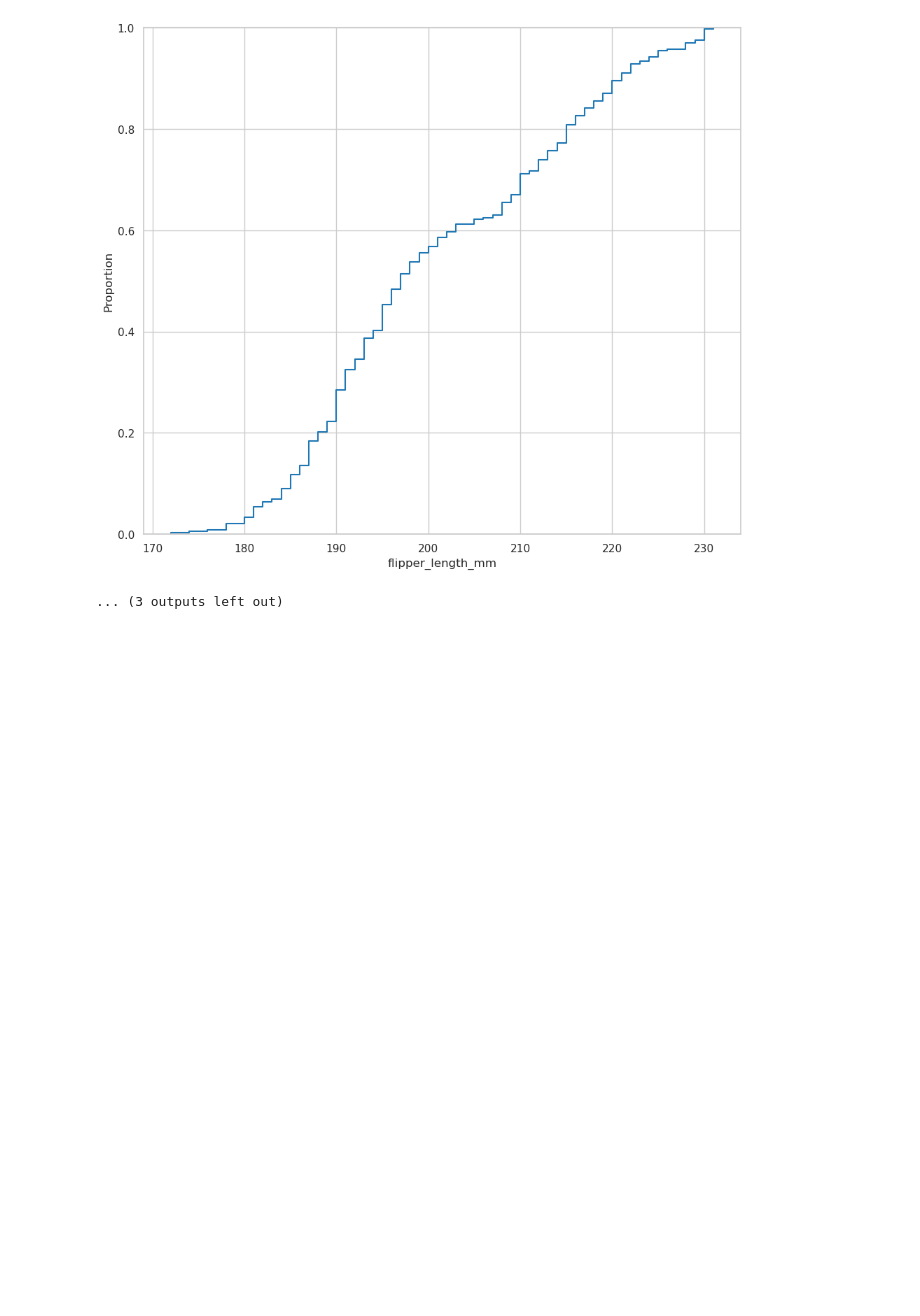
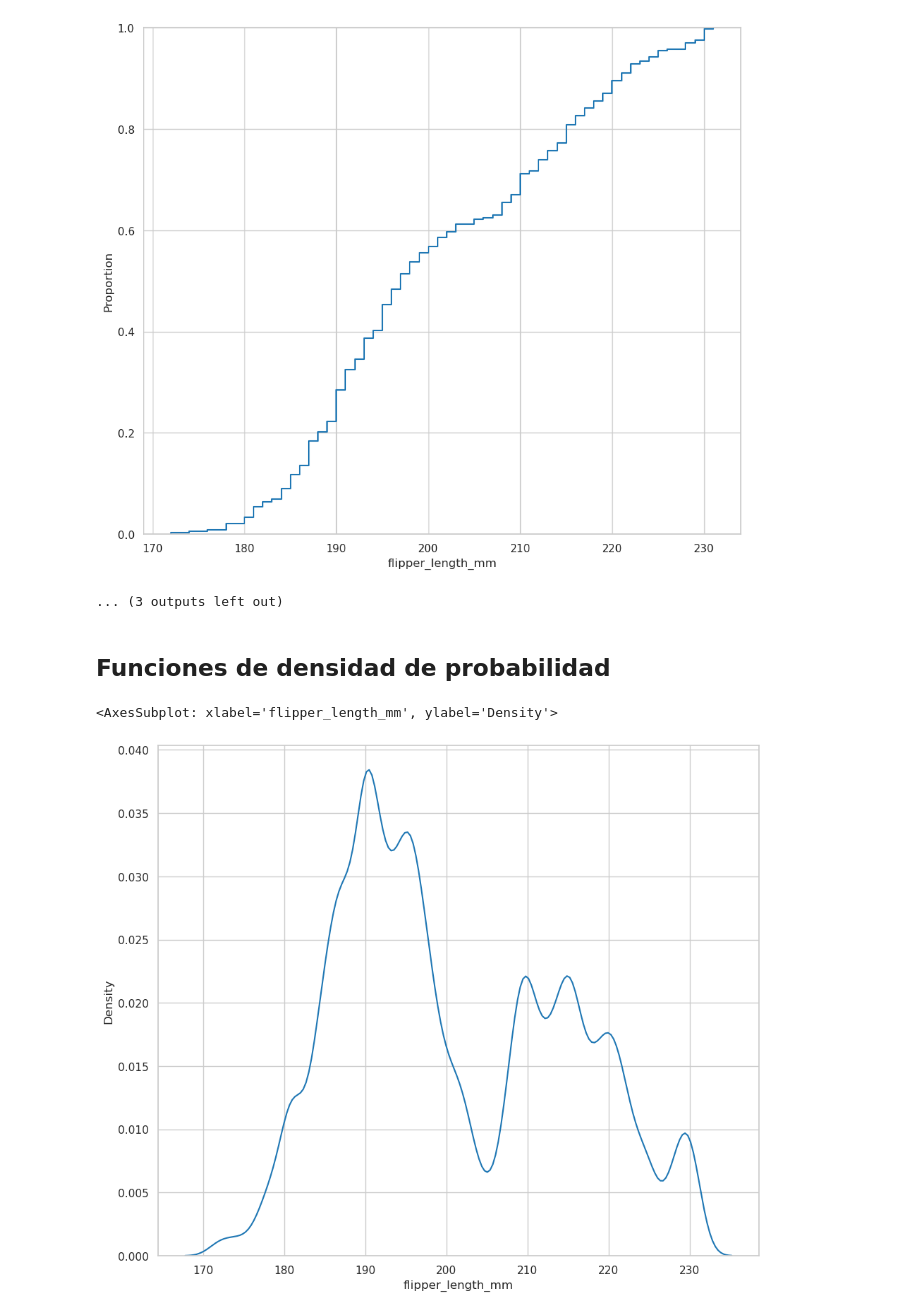
Before and after one commit to Antoniolml/data_analitys_pinguins, a Jupyter notebook: notebooks/0.7-antoniolml-funciones-densidad-probabilidad.ipynb, the cells around one changed output. Saved outputs shown, nothing was run; the diff lists cells and outputs as text; code cells hidden in the pictures; blank space fills up the shorter version.

```diff
--- a/notebooks/0.7-antoniolml-funciones-densidad-probabilidad.ipynb
+++ b/notebooks/0.7-antoniolml-funciones-densidad-probabilidad.ipynb
@@ -14,3 +14,14 @@
 [figure]
 [figure]
 ... (3 outputs left out)
+# %% [markdown]
+## Funciones de densidad de probabilidad
+# %%
+sns.kdeplot( # kdeplot para crear un gráfico de densidad
+    data=processed_penguins_df,
+    x="flipper_length_mm",
+    bw_method=0.1 # ancho de banda
+)
+# %% [output]
+<AxesSubplot: xlabel='flipper_length_mm', ylabel='Density'>
+[figure, added]
```
Also changed, not shown: parts of 3 cells of this notebook, 16 other files.
